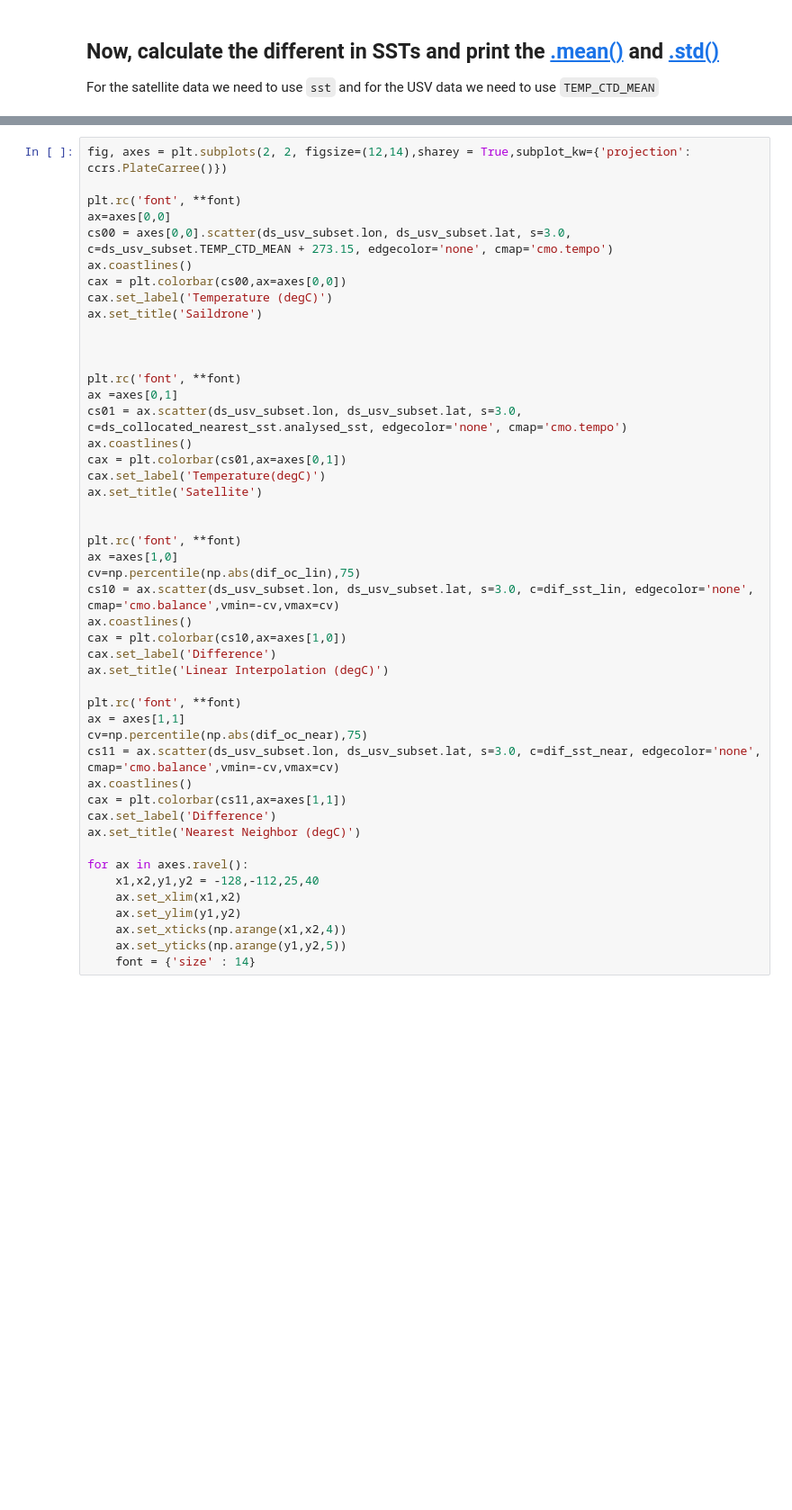
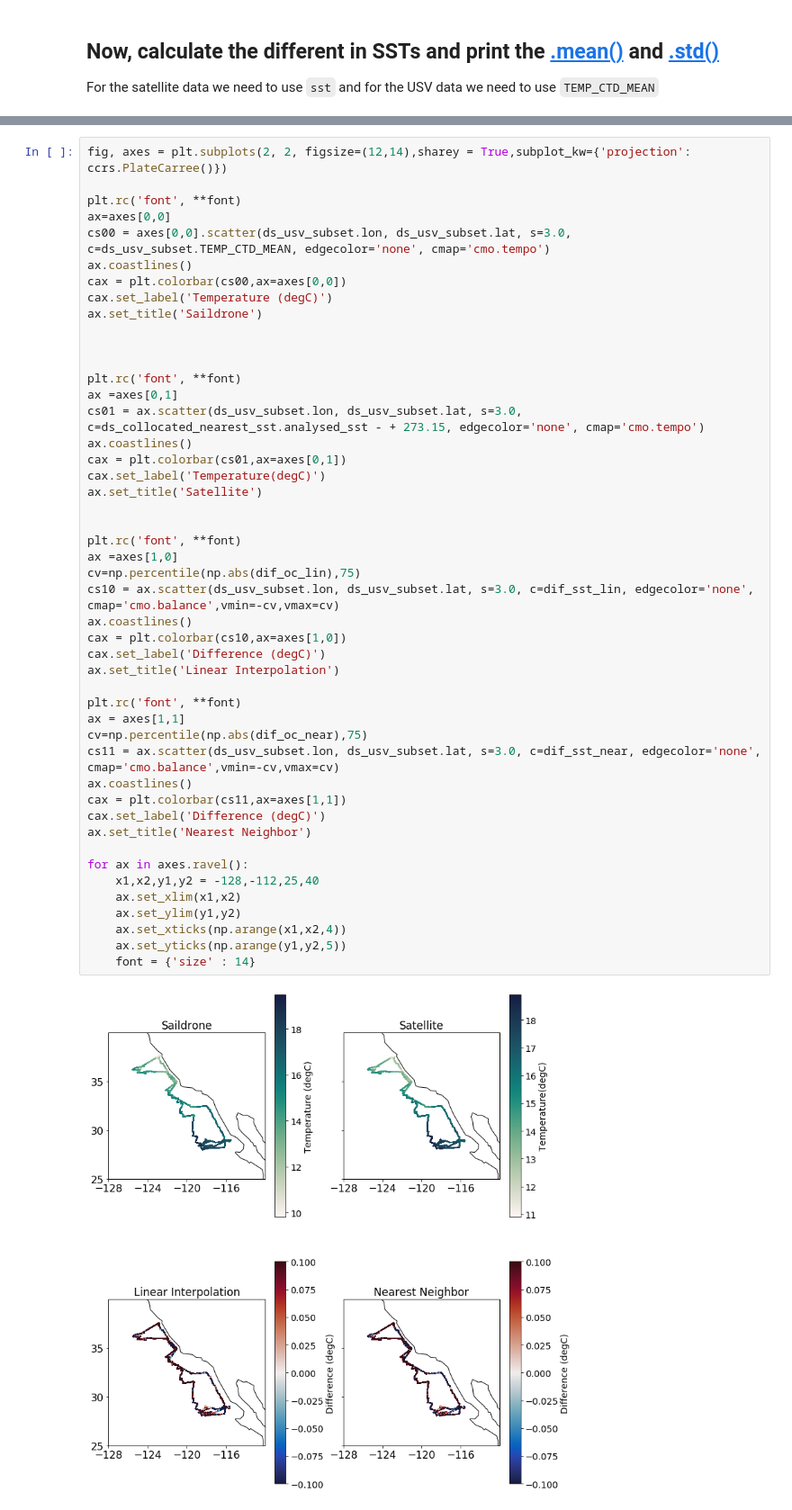
Before and after one commit to oceanhackweek/DataAccess, a Jupyter notebook: Collocation/Match_InSitu.ipynb, the cells around one changed output, grey strips where cells are left out. Shown: that part at 90% size. Saved outputs shown, nothing was run; the diff lists cells and outputs as text; blank space fills up the shorter version.

Commit message:
updated figures in Match_InSitu

```diff
--- a/Collocation/Match_InSitu.ipynb
+++ b/Collocation/Match_InSitu.ipynb
@@ -379,7 +442,7 @@ fig, axes = plt.subplots(2, 2, figsize=(12,14),sharey = True,subplot_kw={'projec
 
 plt.rc('font', **font)
 ax=axes[0,0]
-cs00 = axes[0,0].scatter(ds_usv_subset.lon, ds_usv_subset.lat, s=3.0, c=ds_usv_subset.TEMP_CTD_MEAN + 273.15, edgecolor='none', cmap='cmo.tempo')
+cs00 = axes[0,0].scatter(ds_usv_subset.lon, ds_usv_subset.lat, s=3.0, c=ds_usv_subset.TEMP_CTD_MEAN, edgecolor='none', cmap='cmo.tempo')
 ax.coastlines()
 cax = plt.colorbar(cs00,ax=axes[0,0])
 cax.set_label('Temperature (degC)')
@@ -389,35 +452,37 @@ ax.set_title('Saildrone')
 
 plt.rc('font', **font)
 ax =axes[0,1]
-cs01 = ax.scatter(ds_usv_subset.lon, ds_usv_subset.lat, s=3.0, c=ds_collocated_nearest_sst.analysed_sst, edgecolor='none', cmap='cmo.tempo')
+cs01 = ax.scatter(ds_usv_subset.lon, ds_usv_subset.lat, s=3.0, c=ds_collocated_nearest_sst.analysed_sst - + 273.15, edgecolor='none', cmap='cmo.tempo')
 ax.coastlines()
 cax = plt.colorbar(cs01,ax=axes[0,1])
 cax.set_label('Temperature(degC)')
 ax.set_title('Satellite')
 
 
 plt.rc('font', **font)
 ax =axes[1,0]
 cv=np.percentile(np.abs(dif_oc_lin),75)
 cs10 = ax.scatter(ds_usv_subset.lon, ds_usv_subset.lat, s=3.0, c=dif_sst_lin, edgecolor='none', cmap='cmo.balance',vmin=-cv,vmax=cv)
 ax.coastlines()
 cax = plt.colorbar(cs10,ax=axes[1,0])
-cax.set_label('Difference')
-ax.set_title('Linear Interpolation (degC)')
+cax.set_label('Difference (degC)')
+ax.set_title('Linear Interpolation')
 
 plt.rc('font', **font)
 ax = axes[1,1]
 cv=np.percentile(np.abs(dif_oc_near),75)
 cs11 = ax.scatter(ds_usv_subset.lon, ds_usv_subset.lat, s=3.0, c=dif_sst_near, edgecolor='none', cmap='cmo.balance',vmin=-cv,vmax=cv)
 ax.coastlines()
 cax = plt.colorbar(cs11,ax=axes[1,1])
-cax.set_label('Difference')
-ax.set_title('Nearest Neighbor (degC)')
+cax.set_label('Difference (degC)')
+ax.set_title('Nearest Neighbor')
 
 for ax in axes.ravel():
     x1,x2,y1,y2 = -128,-112,25,40
     ax.set_xlim(x1,x2)
     ax.set_ylim(y1,y2)
     ax.set_xticks(np.arange(x1,x2,4))
     ax.set_yticks(np.arange(y1,y2,5))
     font = {'size' : 14}
+# %% [output]
+[figure, added]
```
Also changed, not shown: parts of 14 cells of this notebook, 1 other file.
